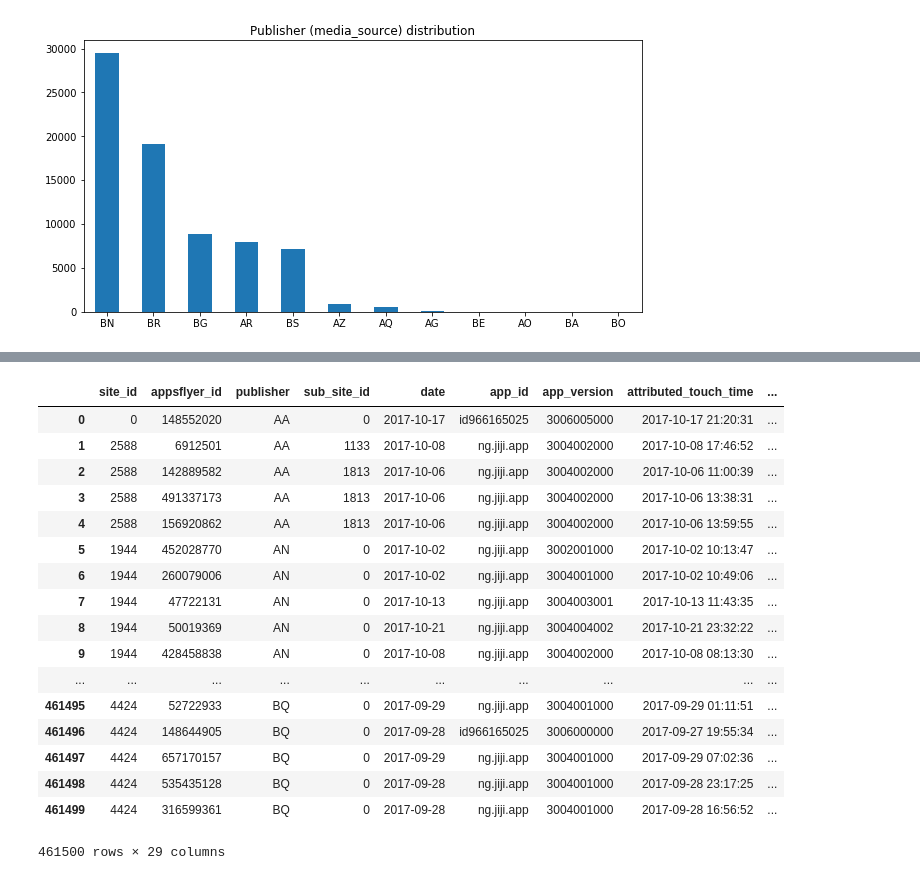
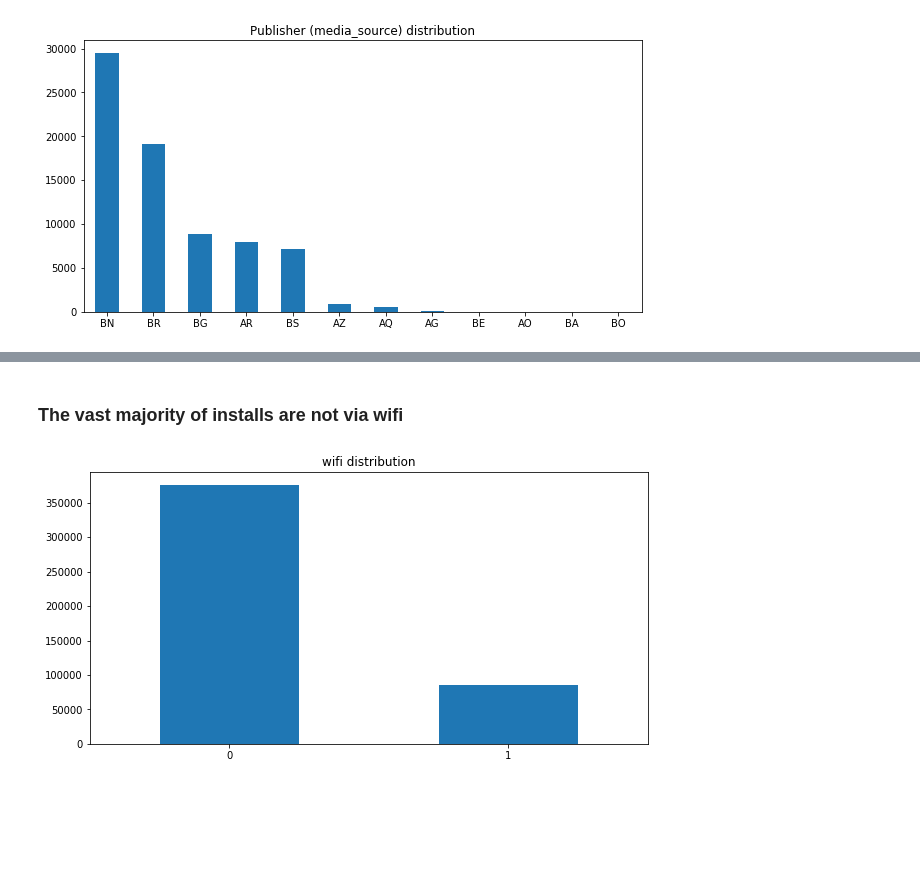
Before and after one commit to nazariinyzhnyk/mobile-ua-fraud-classification, a Jupyter notebook: EDA.ipynb, the cells around one changed output, grey strips where cells are left out. Drawn from its saved outputs; the diff is of its cells as text; code cells hidden in the pictures; blank space fills up the shorter version.

```diff
--- a/EDA.ipynb
+++ b/EDA.ipynb
@@ -7,6 +7,8 @@ import matplotlib.pyplot as plt
 # %%
 data = pd.read_csv('data_set .csv')
 labels = pd.read_csv('labels.csv', delimiter=';')
+data = data.merge(labels, how='left', left_on='appsflyer_id', right_on='Appsflyer_id')
+data['is_fraud'] = ~data['Fraud_reasons'].isnull()
 # %%
 data.head()
 # %% [output]
@@ -69,21 +70,6 @@ data = data.merge(labels, how='left', left_on='appsflyer_id', right_on='Appsflye
-# %%
-data
-# %% [output]
-|  | site_id | appsflyer_id | publisher | sub_site_id | date | app_id | app_version | attributed_touch_time | ... |
-| 0 | 0 | 148552020 | AA | 0 | 2017-10-17 | id966165025 | 3006005000 | 2017-10-17 21:20:31 | ... |
-| 1 | 2588 | 6912501 | AA | 1133 | 2017-10-08 | ng.jiji.app | 3004002000 | 2017-10-08 17:46:52 | ... |
-| 2 | 2588 | 142889582 | AA | 1813 | 2017-10-06 | ng.jiji.app | 3004002000 | 2017-10-06 11:00:39 | ... |
-| 3 | 2588 | 491337173 | AA | 1813 | 2017-10-06 | ng.jiji.app | 3004002000 | 2017-10-06 13:38:31 | ... |
-| 4 | 2588 | 156920862 | AA | 1813 | 2017-10-06 | ng.jiji.app | 3004002000 | 2017-10-06 13:59:55 | ... |
-| 5 | 1944 | 452028770 | AN | 0 | 2017-10-02 | ng.jiji.app | 3002001000 | 2017-10-02 10:13:47 | ... |
-| 6 | 1944 | 260079006 | AN | 0 | 2017-10-02 | ng.jiji.app | 3004001000 | 2017-10-02 10:49:06 | ... |
-| 7 | 1944 | 47722131 | AN | 0 | 2017-10-13 | ng.jiji.app | 3004003001 | 2017-10-13 11:43:35 | ... |
-| 8 | 1944 | 50019369 | AN | 0 | 2017-10-21 | ng.jiji.app | 3004004002 | 2017-10-21 23:32:22 | ... |
-| 9 | 1944 | 428458838 | AN | 0 | 2017-10-08 | ng.jiji.app | 3004002000 | 2017-10-08 08:13:30 | ... |
-| ... | ... | ... | ... | ... | ... | ... | ... | ... | ... |
-| 461495 | 4424 | 52722933 | BQ | 0 | 2017-09-29 | ng.jiji.app | 3004001000 | 2017-09-29 01:11:51 | ... |
-| 461496 | 4424 | 148644905 | BQ | 0 | 2017-09-28 | id966165025 | 3006000000 | 2017-09-27 19:55:34 | ... |
-| 461497 | 4424 | 657170157 | BQ | 0 | 2017-09-29 | ng.jiji.app | 3004001000 | 2017-09-29 07:02:36 | ... |
-| 461498 | 4424 | 535435128 | BQ | 0 | 2017-09-28 | ng.jiji.app | 3004001000 | 2017-09-28 23:17:25 | ... |
-| 461499 | 4424 | 316599361 | BQ | 0 | 2017-09-28 | ng.jiji.app | 3004001000 | 2017-09-28 16:56:52 | ... |
-461500 rows × 29 columns
+# %% [markdown]
+### The vast majority of installs are not via wifi
+# %%
+plot_distributions(data, 'wifi')
+# %% [output]
+[figure, added]
```
Also changed, not shown: parts of 15 cells of this notebook.
